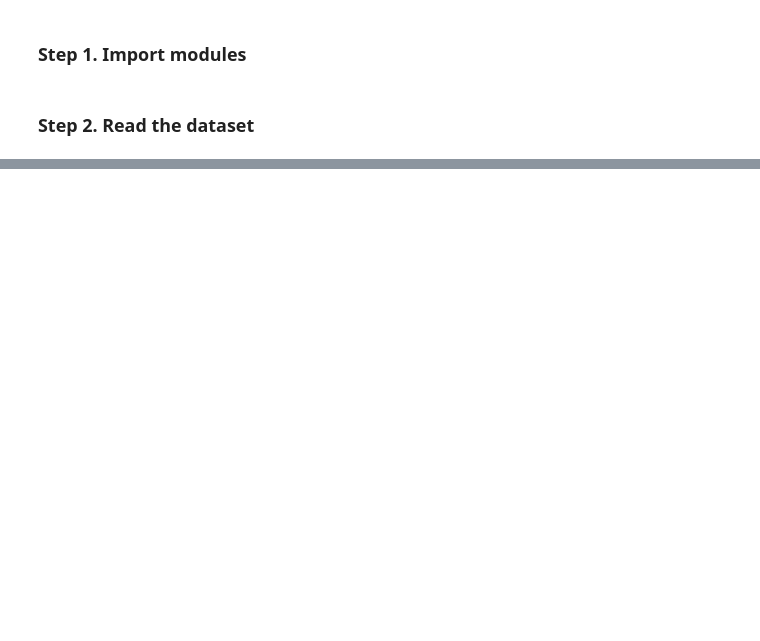
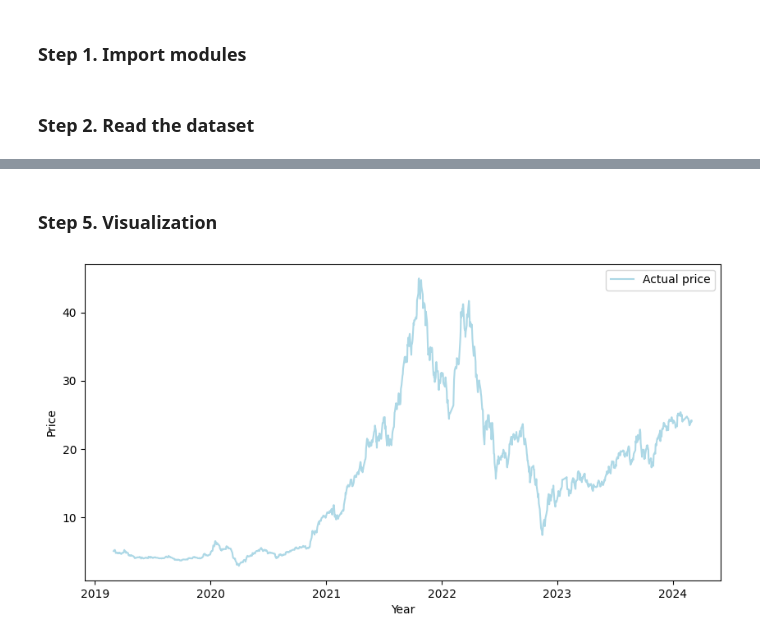
Before and after one commit to xuanquynhle/IS403.O21.HTCL_Team5, a Jupyter notebook: Dataset/NKG_Describe_Dataset.ipynb, the cells around one changed output, grey strips where cells are left out. Drawn from its saved outputs; the diff is of its cells as text; code cells hidden in the pictures; blank space fills up the shorter version.

Commit message:
update Visualazation

```diff
--- a/Dataset/NKG_Describe_Dataset.ipynb
+++ b/Dataset/NKG_Describe_Dataset.ipynb
@@ -75,0 +127,21 @@ df_HDB.describe()
+# %% [markdown]
+### Step 5. Visualization
+# %%
+# Get data
+df1 = pd.DataFrame(df, columns=['Date', 'Price'])
+
+# Set 'Date' column as index for comparison plotting
+df1.index = df1.Date
+df1.drop('Date', axis=1, inplace=True)
+# %%
+# Plot Price
+plt.figure(figsize=(10,5))
+plt.plot(df1['Price'], label='Actual price', color='lightblue')
+
+# plt.title('NKG stock market')
+plt.xlabel('Year')
+plt.ylabel('Price')
+plt.legend()
+plt.show()
+# %% [output]
+[figure, added]
```
Also changed, not shown: parts of 15 cells of this notebook.
